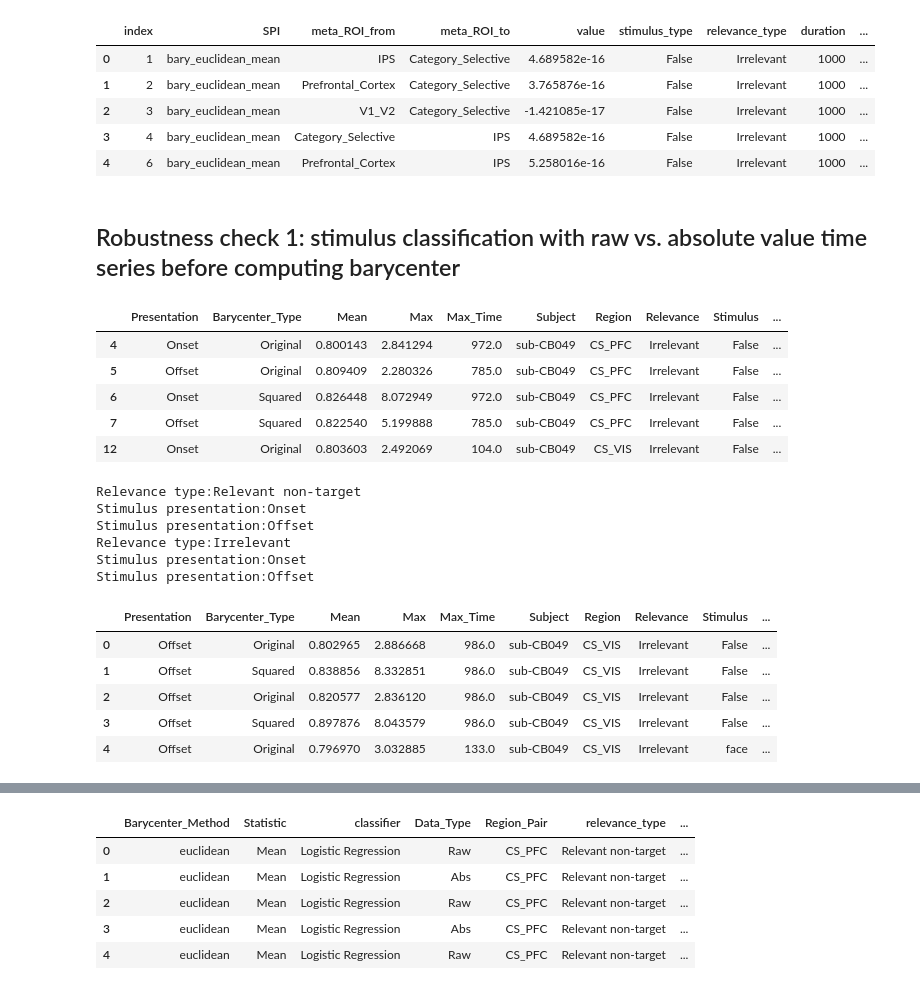
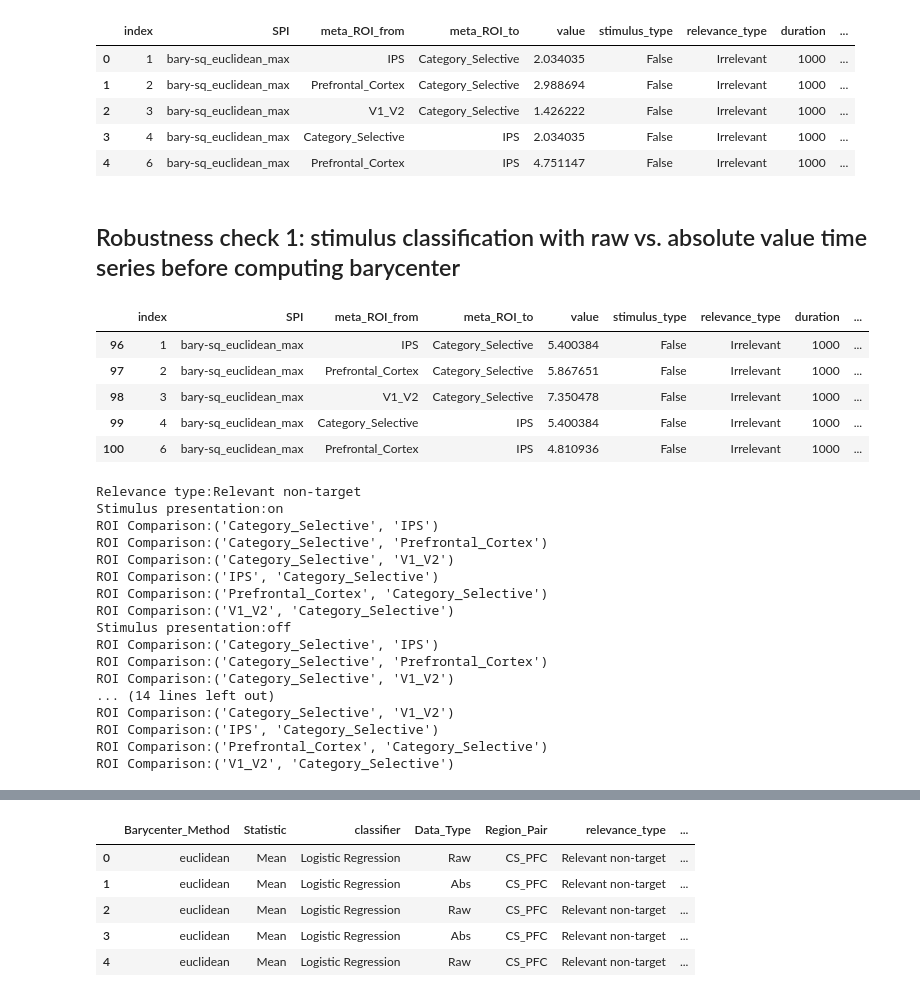
Before and after one commit to anniegbryant/MEG_functional_connectivity, a Jupyter notebook: barycenter_robustness/barycenter_robustness_checks.ipynb, the cells around one changed output, grey strips where cells are left out. Saved outputs shown, nothing was run; the diff lists cells and outputs as text; code cells hidden in the pictures.

Commit message:
Distributions with finalized model time series

```diff
--- a/barycenter_robustness/barycenter_robustness_checks.ipynb
+++ b/barycenter_robustness/barycenter_robustness_checks.ipynb
@@ -43,33 +41,33 @@ theme_set(theme_cowplot())
 # %%
 # load pyspi SPI info
 pyspi_SPI_info = pd.read_csv("../feature_extraction/pyspi_SPI_info.csv")
 
 # Define path for derivatives directory
 deriv_dir = "/Users/abry4213/data/Cogitate_MEG/derivatives"
 
 # Initialize list for pyspi results
 all_time_resolved_barycenter_res_list = []
 
 # Load in time-resolved barycenter results
-for barycenter_time_res_file in glob(f"{deriv_dir}/time_series_features/averaged_epochs/*pyspi_barycenter*.csv"):
+for barycenter_time_res_file in glob(f"{deriv_dir}/time_series_features/averaged_epochs/*pyspi_barycenter_sq*.csv"):
     barycenter_time_resolved_res = pd.read_csv(barycenter_time_res_file)
     all_time_resolved_barycenter_res_list.append(barycenter_time_resolved_res)
 
 # Concatenate pyspi results
 all_time_resolved_barycenter_res = pd.concat(all_time_resolved_barycenter_res_list)
 
-# Separate out into raw and absolute value barycenter by filtering out where 'Region' contains the string 'abs'
-all_raw_time_resolved_barycenter_res = all_time_resolved_barycenter_res.query("Data_Type=='Raw'")
-all_abs_time_resolved_barycenter_res = all_time_resolved_barycenter_res.query("Data_Type=='Abs'")
+# Separate out into raw and absolute value time series and make sure SPI ends with "_max"
+all_raw_time_resolved_barycenter_res = all_time_resolved_barycenter_res.query("Data_Type=='Raw' & SPI.str.endswith('_max')")
+all_abs_time_resolved_barycenter_res = all_time_resolved_barycenter_res.query("Data_Type=='Abs' & SPI.str.endswith('_max')")
 
 all_raw_time_resolved_barycenter_res.head()
 # %% [output]
 |  | index | SPI | meta_ROI_from | meta_ROI_to | value | stimulus_type | relevance_type | duration | ... |
-| 0 | 1 | bary_euclidean_mean | IPS | Category_Selective | 4.689582e-16 | False | Irrelevant | 1000 | ... |
-| 1 | 2 | bary_euclidean_mean | Prefrontal_Cortex | Category_Selective | 3.765876e-16 | False | Irrelevant | 1000 | ... |
-| 2 | 3 | bary_euclidean_mean | V1_V2 | Category_Selective | -1.421085e-17 | False | Irrelevant | 1000 | ... |
-| 3 | 4 | bary_euclidean_mean | Category_Selective | IPS | 4.689582e-16 | False | Irrelevant | 1000 | ... |
-| 4 | 6 | bary_euclidean_mean | Prefrontal_Cortex | IPS | 5.258016e-16 | False | Irrelevant | 1000 | ... |
+| 0 | 1 | bary-sq_euclidean_max | IPS | Category_Selective | 2.034035 | False | Irrelevant | 1000 | ... |
+| 1 | 2 | bary-sq_euclidean_max | Prefrontal_Cortex | Category_Selective | 2.988694 | False | Irrelevant | 1000 | ... |
+| 2 | 3 | bary-sq_euclidean_max | V1_V2 | Category_Selective | 1.426222 | False | Irrelevant | 1000 | ... |
+| 3 | 4 | bary-sq_euclidean_max | Category_Selective | IPS | 2.034035 | False | Irrelevant | 1000 | ... |
+| 4 | 6 | bary-sq_euclidean_max | Prefrontal_Cortex | IPS | 4.751147 | False | Irrelevant | 1000 | ... |
 # %% [markdown]
 ## Robustness check 1: stimulus classification with raw vs. absolute value time series before computing barycenter
 # %%
@@ -110,12 +108,12 @@ stimulus_type_comparisons = list(itertools.combinations(stimulus_types, 2))
 # %%
 all_abs_time_resolved_barycenter_res.head()
 # %% [output]
-|  | Presentation | Barycenter_Type | Mean | Max | Max_Time | Subject | Region | Relevance | Stimulus | ... |
-| 4 | Onset | Original | 0.800143 | 2.841294 | 972.0 | sub-CB049 | CS_PFC | Irrelevant | False | ... |
-| 5 | Offset | Original | 0.809409 | 2.280326 | 785.0 | sub-CB049 | CS_PFC | Irrelevant | False | ... |
-| 6 | Onset | Squared | 0.826448 | 8.072949 | 972.0 | sub-CB049 | CS_PFC | Irrelevant | False | ... |
-| 7 | Offset | Squared | 0.822540 | 5.199888 | 785.0 | sub-CB049 | CS_PFC | Irrelevant | False | ... |
-| 12 | Onset | Original | 0.803603 | 2.492069 | 104.0 | sub-CB049 | CS_VIS | Irrelevant | False | ... |
+|  | index | SPI | meta_ROI_from | meta_ROI_to | value | stimulus_type | relevance_type | duration | ... |
+| 96 | 1 | bary-sq_euclidean_max | IPS | Category_Selective | 5.400384 | False | Irrelevant | 1000 | ... |
+| 97 | 2 | bary-sq_euclidean_max | Prefrontal_Cortex | Category_Selective | 5.867651 | False | Irrelevant | 1000 | ... |
+| 98 | 3 | bary-sq_euclidean_max | V1_V2 | Category_Selective | 7.350478 | False | Irrelevant | 1000 | ... |
+| 99 | 4 | bary-sq_euclidean_max | Category_Selective | IPS | 5.400384 | False | Irrelevant | 1000 | ... |
+| 100 | 6 | bary-sq_euclidean_max | Prefrontal_Cortex | IPS | 4.810936 | False | Irrelevant | 1000 | ... |
 # %%
 # All comparisons list
 comparing_between_stimulus_types_classification_results_list = []
@@ -125,25 +123,30 @@ for relevance_type in relevance_type_comparisons:
     for stimulus_presentation in stimulus_presentation_comparisons:
         print("Stimulus presentation:" + str(stimulus_presentation))
 
-        # First, look at each meta-ROI pair separately
-        for region_pair in all_abs_time_resolved_barycenter_res.Region.unique():
+        # First, look at each meta-ROI pair separately# First, look at each meta-ROI pair separately
+        for meta_roi_comparison in meta_roi_comparisons:
+            print("ROI Comparison:" + str(meta_roi_comparison))
+            ROI_from, ROI_to = meta_roi_comparison
 
             # Finally, we get to the final dataset
-            roi_pair_wise_dataset_for_classification = (all_abs_time_resolved_barycenter_res.query("Region==@region_pair & Relevance == @relevance_type & Presentation == @stimulus_presentation")
+            roi_pair_wise_dataset_for_classification = (all_abs_time_resolved_barycenter_res.query("meta_ROI_from==@ROI_from & meta_ROI_to==@ROI_to & relevance_type == @relevance_type & stimulus_presentation == @stimulus_presentation")
                                                         .reset_index(drop=True))
-
-roi_pair_wise_dataset_for_classification.head()
 # %% [output]
 Relevance type:Relevant non-target
-Stimulus presentation:Onset
-Stimulus presentation:Offset
-Relevance type:Irrelevant
-Stimulus presentation:Onset
-Stimulus presentation:Offset
+Stimulus presentation:on
+ROI Comparison:('Category_Selective', 'IPS')
+ROI Comparison:('Category_Selective', 'Prefrontal_Cortex')
+ROI Comparison:('Category_Selective', 'V1_V2')
+ROI Comparison:('IPS', 'Category_Selective')
+ROI Comparison:('Prefrontal_Cortex', 'Category_Selective')
+ROI Comparison:('V1_V2', 'Category_Selective')
+Stimulus presentation:off
+ROI Comparison:('Category_Selective', 'IPS')
+ROI Comparison:('Category_Selective', 'Prefrontal_Cortex')
+ROI Comparison:('Category_Selective', 'V1_V2')
+... (14 lines left out)
+ROI Comparison:('Category_Selective', 'V1_V2')
+ROI Comparison:('IPS', 'Category_Selective')
+ROI Comparison:('Prefrontal_Cortex', 'Category_Selective')
+ROI Comparison:('V1_V2', 'Category_Selective')
-|  | Presentation | Barycenter_Type | Mean | Max | Max_Time | Subject | Region | Relevance | Stimulus | ... |
-| 0 | Offset | Original | 0.802965 | 2.886668 | 986.0 | sub-CB049 | CS_VIS | Irrelevant | False | ... |
-| 1 | Offset | Squared | 0.838856 | 8.332851 | 986.0 | sub-CB049 | CS_VIS | Irrelevant | False | ... |
-| 2 | Offset | Original | 0.820577 | 2.836120 | 986.0 | sub-CB049 | CS_VIS | Irrelevant | False | ... |
-| 3 | Offset | Squared | 0.897876 | 8.043579 | 986.0 | sub-CB049 | CS_VIS | Irrelevant | False | ... |
-| 4 | Offset | Original | 0.796970 | 3.032885 | 133.0 | sub-CB049 | CS_VIS | Irrelevant | face | ... |
 # %%
```
Also changed, not shown: parts of 6 cells of this notebook, 45 other files.
